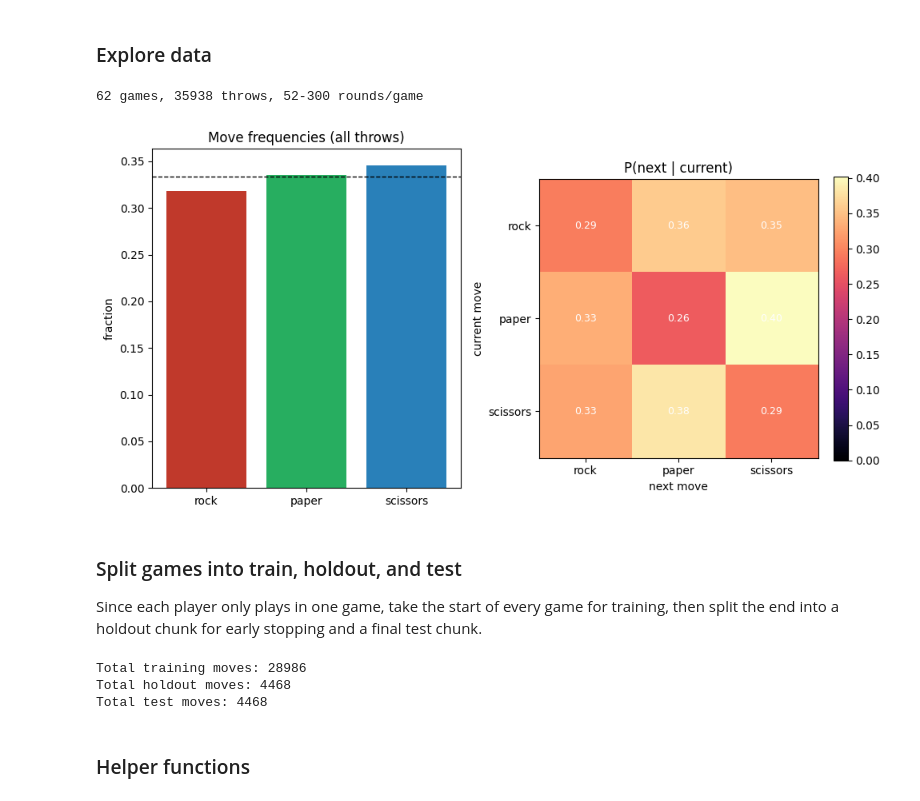
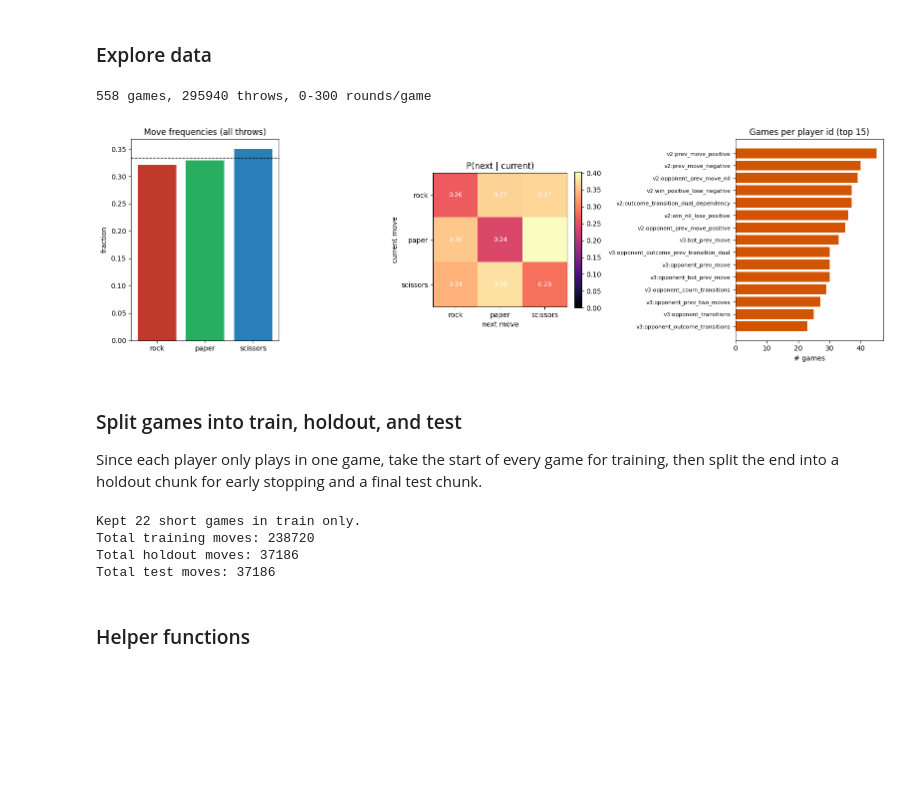
Before and after one commit to kristinbranson/roshambo_transformer, a Jupyter notebook: roshambo.ipynb, the cells around one changed output. Cells and saved outputs as stored; diff of their text form; code cells hidden in the pictures; blank space fills up the shorter version.

```diff
--- a/roshambo.ipynb
+++ b/roshambo.ipynb
@@ -242,36 +417,56 @@ print(f"{len(games)} games, {len(all_moves)} throws, "
       f"{rounds_per_game.min()}-{rounds_per_game.max()} rounds/game")
 
 # order-1 transition counts P(next move | current move), pooled over players & games
 trans = np.zeros((3, 3))
 for g in games.values():
     for p in range(2):
         for a, b in zip(g.moves[:-1, p], g.moves[1:, p]):
             trans[a, b] += 1
 trans = trans / trans.sum(1, keepdims=True)
 
+# summarize which player ids recur across many games; this should highlight the shared bot identities
+top_players = games_per_player_series.head(15).sort_values()
+top_player_labels = []
+top_player_colors = []
+for pid in top_players.index:
+    if pid.startswith('bot:'):
+        top_player_labels.append(pid[len('bot:'):])
+        top_player_colors.append('#d35400')
+    else:
+        top_player_labels.append(pid.split(':', 1)[1][:8] + '...')
+        top_player_colors.append('#95a5a6')
+
 MCOLORS = ['#c0392b', '#27ae60', '#2980b9']        # rock / paper / scissors
-fig, ax = plt.subplots(1, 2, figsize=(10, 5))
+fig, ax = plt.subplots(1, 3, figsize=(16, 5))
 
 # (1) move frequencies -- look for the rock bias
 ax[0].bar(NAMES, np.bincount(all_moves, minlength=3) / len(all_moves), color=MCOLORS)
 ax[0].axhline(1/3, ls='--', c='k', lw=1, label='uniform (1/3)')
 ax[0].set_title('Move frequencies (all throws)'); ax[0].set_ylabel('fraction');
 
 # (2) order-1 transition matrix -- stickiness shows up on the diagonal
 im = ax[1].imshow(trans, cmap='magma', vmin=0, vmax=trans.max())
 ax[1].set_xticks(range(3)); ax[1].set_xticklabels(NAMES)
 ax[1].set_yticks(range(3)); ax[1].set_yticklabels(NAMES)
 ax[1].set_xlabel('next move'); ax[1].set_ylabel('current move')
 ax[1].set_title('P(next | current)')
 for r in range(3):
     for c in range(3):
         ax[1].text(c, r, f'{trans[r, c]:.2f}', ha='center', va='center',
                       color='white' if trans[r, c] < 0.5 else 'black', fontsize=9)
 fig.colorbar(im, ax=ax[1], fraction=0.046)
+
+# (3) shared bot ids now recur across games, so they should stand out in this histogram
+ax[2].barh(range(len(top_players)), top_players.values, color=top_player_colors)
+ax[2].set_yticks(range(len(top_players)))
+ax[2].set_yticklabels(top_player_labels, fontsize=8)
+ax[2].set_xlabel('# games')
+ax[2].set_title('Games per player id (top 15)')
+
 fig.tight_layout()
 # %% [output]
-62 games, 35938 throws, 52-300 rounds/game
+558 games, 295940 throws, 0-300 rounds/game
-[figure, old version]
+[figure, new version]
 # %% [markdown]
 ### Split games into train, holdout, and test
 
@@ -281,12 +476,22 @@ def split_games_temporally(games, context_length, holdout_fraction=holdout_fract
     train_data = {}
     holdout_data = {}
     test_data = {}
+    short_train_only_games = []
 
     for game_id, g in games.items():
         n = len(g)
         n_targets = n - context_length
+
+        # If a game is too short to support train + holdout + test, keep all of it in train.
         if n_targets < 3:
-            raise ValueError(f"Game {game_id} is too short for train/holdout/test splitting with context_length={context_length}")
+            train_data[game_id] = GameData.from_arrays(
+                g.moves,
+                g.outcomes,
+                g.total,
+                player_ids=g.player_ids,
+            )
+            short_train_only_games.append(game_id)
+            continue
 
         # split the predict-able rounds (the rounds after the initial context window)
         # into train, holdout, and test targets.
@@ -294,10 +499,14 @@ def split_games_temporally(games, context_length, holdout_fraction=holdout_fract
         n_test = max(1, int(round(test_fraction * n_targets)))
         n_train = n_targets - n_holdout - n_test
         if n_train < 1:
-            raise ValueError(
-                f"Game {game_id} leaves no training targets after holdout/test split: "
-                f"n_targets={n_targets}, holdout={n_holdout}, test={n_test}"
+            train_data[game_id] = GameData.from_arrays(
+                g.moves,
+                g.outcomes,
+                g.total,
+                player_ids=g.player_ids,
             )
+            short_train_only_games.append(game_id)
+            continue
 
         # convert the target-count split back into original round indices.
         holdout_round = context_length + n_train
@@ -331,22 +540,25 @@ def split_games_temporally(games, context_length, holdout_fraction=holdout_fract
             player_ids=g.player_ids,
         )
 
-    return train_data, holdout_data, test_data
+    return train_data, holdout_data, test_data, short_train_only_games
 
-train_data, holdout_data, test_data = split_games_temporally(
+train_data, holdout_data, test_data, short_train_only_games = split_games_temporally(
     games,
     context_length=model_params['context_length'],
     holdout_fraction=holdout_fraction,
     test_fraction=test_fraction,
 )
 
+if short_train_only_games:
+    print(f"Kept {len(short_train_only_games)} short games in train only.")
 print(f"Total training moves: {sum(2*len(g) for g in train_data.values())}")
 print(f"Total holdout moves: {sum(2*len(g) for g in holdout_data.values())}")
 print(f"Total test moves: {sum(2*len(g) for g in test_data.values())}")
 # %% [output]
-Total training moves: 28986
-Total holdout moves: 4468
-Total test moves: 4468
+Kept 22 short games in train only.
+Total training moves: 238720
+Total holdout moves: 37186
+Total test moves: 37186
 # %% [markdown]
 ### Helper functions
 # %%
```
Also changed, not shown: parts of 25 cells of this notebook.
